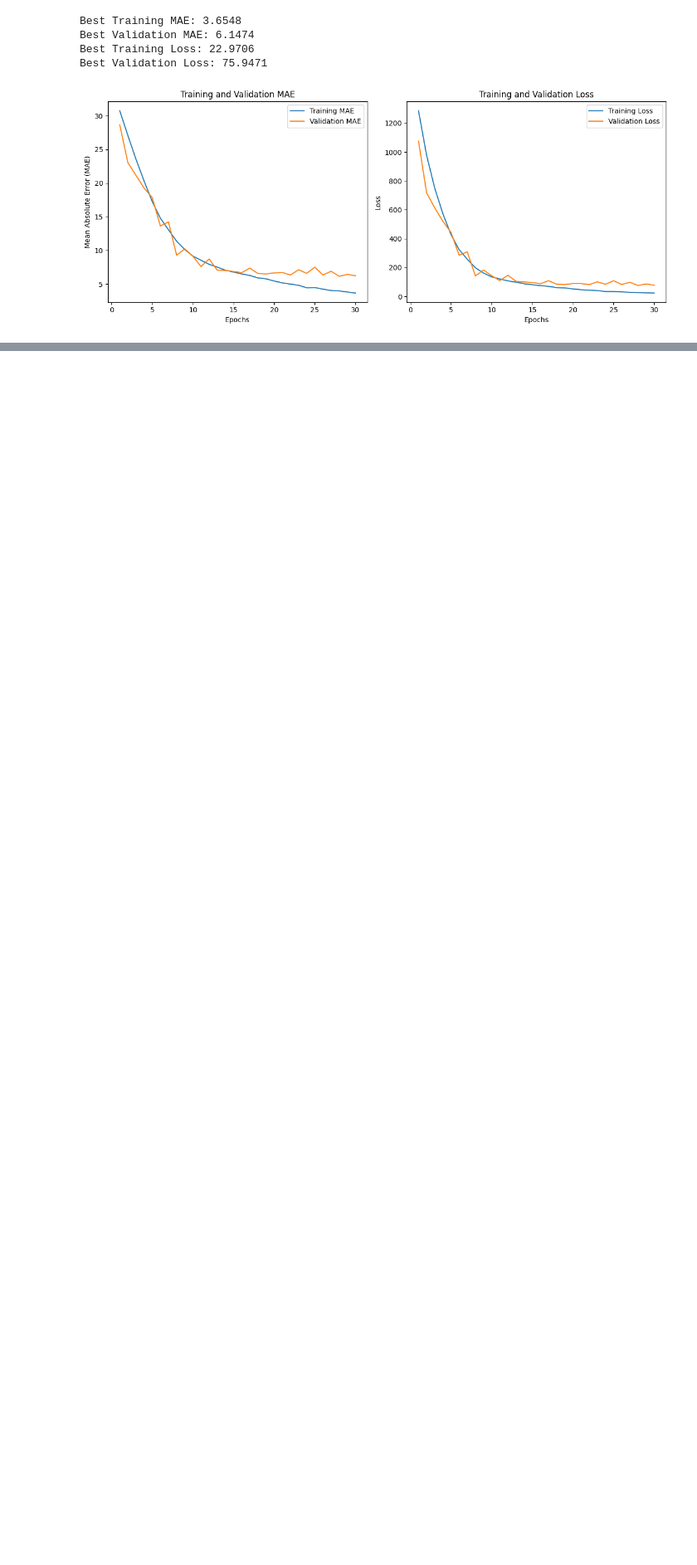
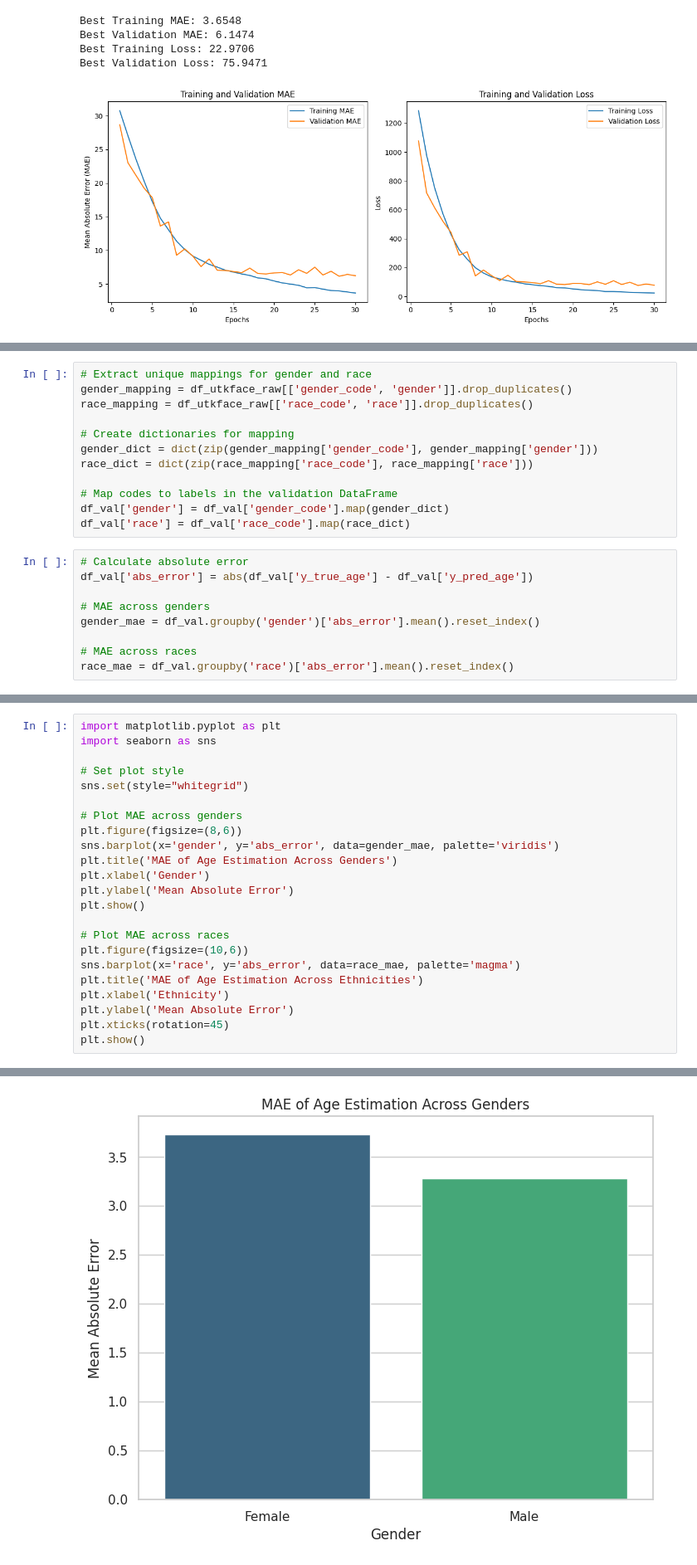
Before and after one commit to mortgad/DLVR, a Jupyter notebook: Regression_approach.ipynb, the cells around one changed output, grey strips where cells are left out. Shown at 83% size. Drawn from its saved outputs; the diff is of its cells as text; blank space fills up the shorter version.

```diff
--- a/Regression_approach.ipynb
+++ b/Regression_approach.ipynb
@@ -1556,0 +1588,21 @@ Best Validation Loss: 75.9471
+# %%
+# Extract unique mappings for gender and race
+gender_mapping = df_utkface_raw[['gender_code', 'gender']].drop_duplicates()
+race_mapping = df_utkface_raw[['race_code', 'race']].drop_duplicates()
+
+# Create dictionaries for mapping
+gender_dict = dict(zip(gender_mapping['gender_code'], gender_mapping['gender']))
+race_dict = dict(zip(race_mapping['race_code'], race_mapping['race']))
+
+# Map codes to labels in the validation DataFrame
+df_val['gender'] = df_val['gender_code'].map(gender_dict)
+df_val['race'] = df_val['race_code'].map(race_dict)
+# %%
+# Calculate absolute error
+df_val['abs_error'] = abs(df_val['y_true_age'] - df_val['y_pred_age'])
+
+# MAE across genders
+gender_mae = df_val.groupby('gender')['abs_error'].mean().reset_index()
+
+# MAE across races
+race_mae = df_val.groupby('race')['abs_error'].mean().reset_index()
@@ -1556,0 +1624,24 @@ Best Validation Loss: 75.9471
+# %%
+import matplotlib.pyplot as plt
+import seaborn as sns
+
+# Set plot style
+sns.set(style="whitegrid")
+
+# Plot MAE across genders
+plt.figure(figsize=(8,6))
+sns.barplot(x='gender', y='abs_error', data=gender_mae, palette='viridis')
+plt.title('MAE of Age Estimation Across Genders')
+plt.xlabel('Gender')
+plt.ylabel('Mean Absolute Error')
+plt.show()
+
+# Plot MAE across races
+plt.figure(figsize=(10,6))
+sns.barplot(x='race', y='abs_error', data=race_mae, palette='magma')
+plt.title('MAE of Age Estimation Across Ethnicities')
+plt.xlabel('Ethnicity')
+plt.ylabel('Mean Absolute Error')
+plt.xticks(rotation=45)
+plt.show()
+# %% [output]
@@ -1556,0 +1651 @@ Best Validation Loss: 75.9471
+[figure, added]
```
Also changed, not shown: parts of 10 cells of this notebook.
